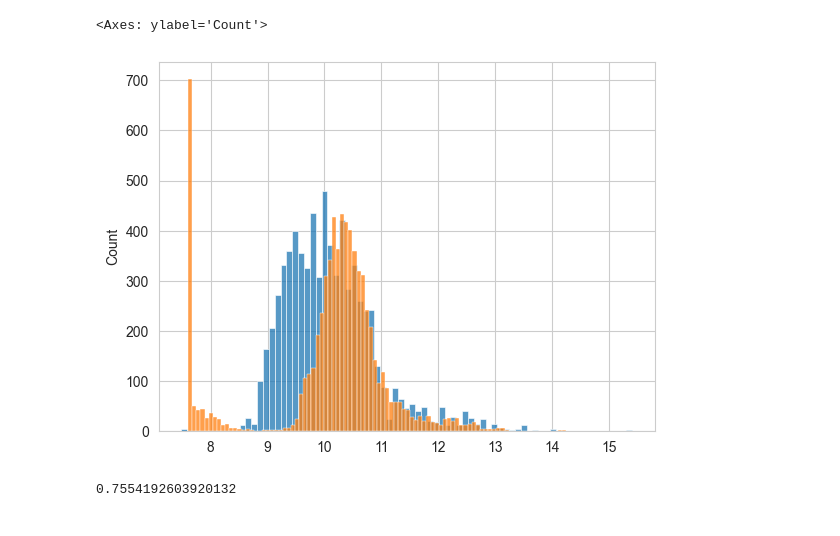
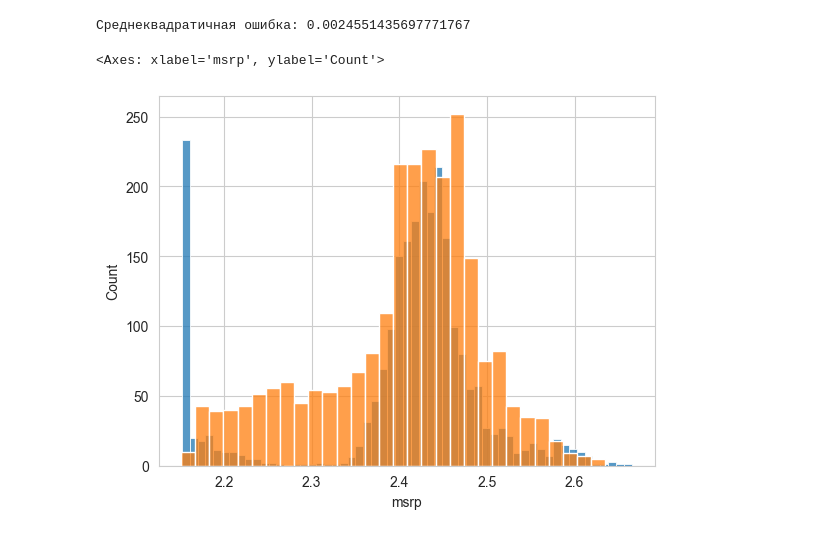
Before and after one commit to SlambekovAsset/python_project, a Jupyter notebook: notebooks/fms.ipynb, the cells around one changed output. Saved outputs shown, nothing was run; the diff lists cells and outputs as text; code cells hidden in the pictures.

```diff
--- a/notebooks/fms.ipynb
+++ b/notebooks/fms.ipynb
@@ -31,10 +12,0 @@ data.head(10)
-# %%
-# Переводим все имена столбцов в нижний регистр и заменяем пробелы на символ подчеркивания
-data.columns = data.columns.str.lower().str.replace(' ','_')
-
-# Выбираем только столбцы со строковыми значениями
-string_columns = list(data.dtypes[data.dtypes == 'object'].index)
-
-# Понижаем регистр и заменяем пробелы символами подчеркивания для значений во всех строковых столбцах датафрейма
-for col in string_columns:
-    data[col] = data[col].str.lower().str.replace(' ','_')
@@ -116,0 +56,4 @@ y_pred = w_0 + X_train.dot(w)
+# %%
+# Регрессия на числовых принаках
+df = data._get_numeric_data()
+df.fillna(df.mean(),inplace=True)
@@ -117,15 +74,32 @@ y_pred = w_0 + X_train.dot(w)
+# %%
+from sklearn.model_selection import train_test_split
+from sklearn.linear_model import LinearRegression
+from sklearn.metrics import mean_squared_error
+
+# Добавление новых признаков
+df['msrp'] = np.log1p(df['msrp'])
+df['age'] = 2023 - df['year']
+df['average_mpg'] = (df['highway_mpg'] + df['city_mpg']) / 2
+
+# Разделение данных на тренировочную и тестовую выборку
+X = df[['engine_hp', 'number_of_doors', 'highway_mpg', 'city_mpg', 'popularity', 'age', 'average_mpg']]
+y = df['msrp']
+X_train, X_test, y_train, y_test = train_test_split(X, y, test_size=0.2, random_state=42)
+
+# Создание и обучение модели
+model = LinearRegression()
+model.fit(X_train, y_train)
+
+# Предсказание на тестовых данных и вычисление среднеквадратичной ошибки
+y_pred = model.predict(X_test)
+mse = mean_squared_error(y_test, y_pred)
+
+print(f"Среднеквадратичная ошибка: {mse}")
+# %% [output]
+Среднеквадратичная ошибка: 0.0024551435697771767
 # %%
-sns.histplot(y_pred,label = 'pred')
-sns.histplot(y_train,label = 'target')
+sns.histplot(y_test)
+sns.histplot(y_pred)
 # %% [output]
-<Axes: ylabel='Count'>
+<Axes: xlabel='msrp', ylabel='Count'>
-[figure, old version]
+[figure, new version]
-# %%
-def rmse(y, y_pred):
-    error = y_pred - y
-    mse = (error ** 2).mean()
-    return np.sqrt(mse)
-
-rmse(y_train, y_pred)
-# %% [output]
-0.7554192603920132
```
Also changed, not shown: parts of 20 cells of this notebook, 2 other files.
